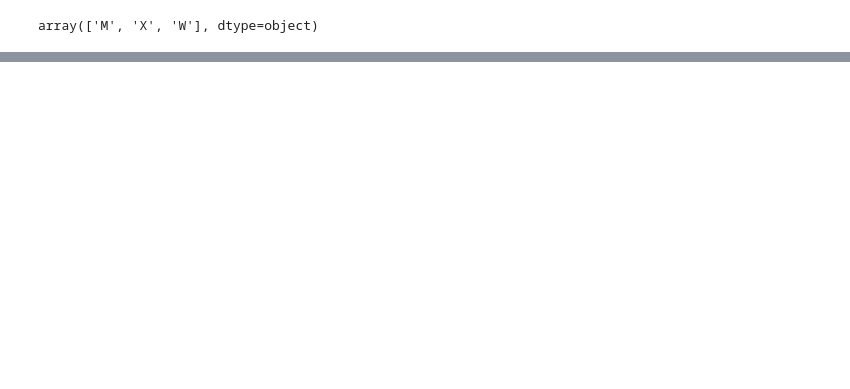
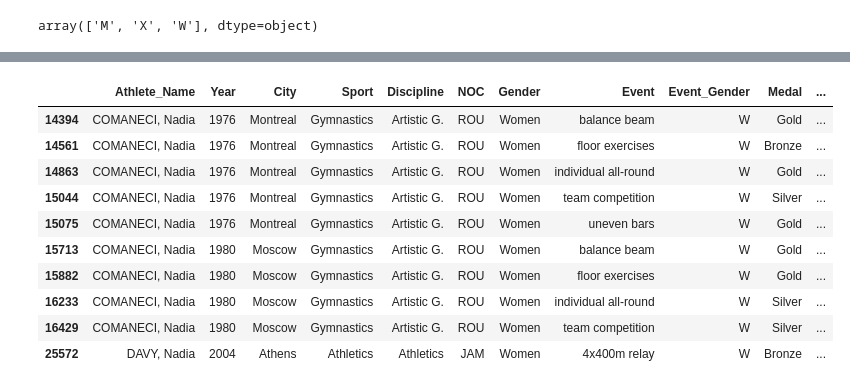
Before and after one commit to mmaheshan/PandasExercises, a Jupyter notebook: 02_Pandas_Essentials/01_Fundamentals/intermediate_techniques.ipynb, the cells around one changed output, grey strips where cells are left out. Cells and saved outputs as stored; diff of their text form; code cells hidden in the pictures; blank space fills up the shorter version.

```diff
--- a/02_Pandas_Essentials/01_Fundamentals/intermediate_techniques.ipynb
+++ b/02_Pandas_Essentials/01_Fundamentals/intermediate_techniques.ipynb
@@ -287,0 +290,29 @@ array(['M', 'X', 'W'], dtype=object)
+# %%
+def preprocess():
+    # Define categorical type
+    medal_order = ['Gold', 'Silver', 'Bronze']
+    medal_type = pd.CategoricalDtype(categories=medal_order, ordered=True)
+    # You can also use this way:
+    # medal_type = pd.api.types.CategoricalDtype(categories=medal_order, ordered=True)
+    print(pd.api.types.is_categorical_dtype(medal_type))
+    column_names = ['Year', 'City', 'Sport', 'Discipline', 'Athlete_Name', 'NOC', 'Gender', 'Event', 'Event_Gender', 'Medal', 'Position']
+    dtype_mapper = {
+        'Year': 'int16',
+        'City': 'category',
+        'Sport': 'string',
+        'Discipline': 'string',
+        'Athlete Name': 'string',
+        'NOC': 'category',
+        'Gender': 'category',
+        'Event': 'string',
+        'Event Gender': 'category',
+        'Medal': medal_type,
+        'Position': 'uint8'  # Nullable integer type
+    }
+    oo = pd.read_csv(filename, skiprows=5, dtype=dtype_mapper, names=column_names, header=0, index_col=False)
+
+    return oo
+
+
+oo = preprocess()
+oo.head()
@@ -289,0 +329,4 @@ array(['M', 'X', 'W'], dtype=object)
+# %%
+# Change index to name
+oo = oo.set_index('Athlete_Name')
+oo.head()
@@ -289,0 +341,16 @@ array(['M', 'X', 'W'], dtype=object)
+# %%
+oo.sample(5)
+oo = oo.reset_index()
+oo[oo["Athlete_Name"].str.contains('Nadia') ]
+# %% [output]
+|  | Athlete_Name | Year | City | Sport | Discipline | NOC | Gender | Event | Event_Gender | Medal | ... |
+| 14394 | COMANECI, Nadia | 1976 | Montreal | Gymnastics | Artistic G. | ROU | Women | balance beam | W | Gold | ... |
+| 14561 | COMANECI, Nadia | 1976 | Montreal | Gymnastics | Artistic G. | ROU | Women | floor exercises | W | Bronze | ... |
+| 14863 | COMANECI, Nadia | 1976 | Montreal | Gymnastics | Artistic G. | ROU | Women | individual all-round | W | Gold | ... |
+| 15044 | COMANECI, Nadia | 1976 | Montreal | Gymnastics | Artistic G. | ROU | Women | team competition | W | Silver | ... |
+| 15075 | COMANECI, Nadia | 1976 | Montreal | Gymnastics | Artistic G. | ROU | Women | uneven bars | W | Gold | ... |
+| 15713 | COMANECI, Nadia | 1980 | Moscow | Gymnastics | Artistic G. | ROU | Women | balance beam | W | Gold | ... |
+| 15882 | COMANECI, Nadia | 1980 | Moscow | Gymnastics | Artistic G. | ROU | Women | floor exercises | W | Gold | ... |
+| 16233 | COMANECI, Nadia | 1980 | Moscow | Gymnastics | Artistic G. | ROU | Women | individual all-round | W | Silver | ... |
+| 16429 | COMANECI, Nadia | 1980 | Moscow | Gymnastics | Artistic G. | ROU | Women | team competition | W | Silver | ... |
+| 25572 | DAVY, Nadia | 2004 | Athens | Athletics | Athletics | JAM | Women | 4x400m relay | W | Bronze | ... |
```
Also changed, not shown: parts of 26 cells of this notebook.
